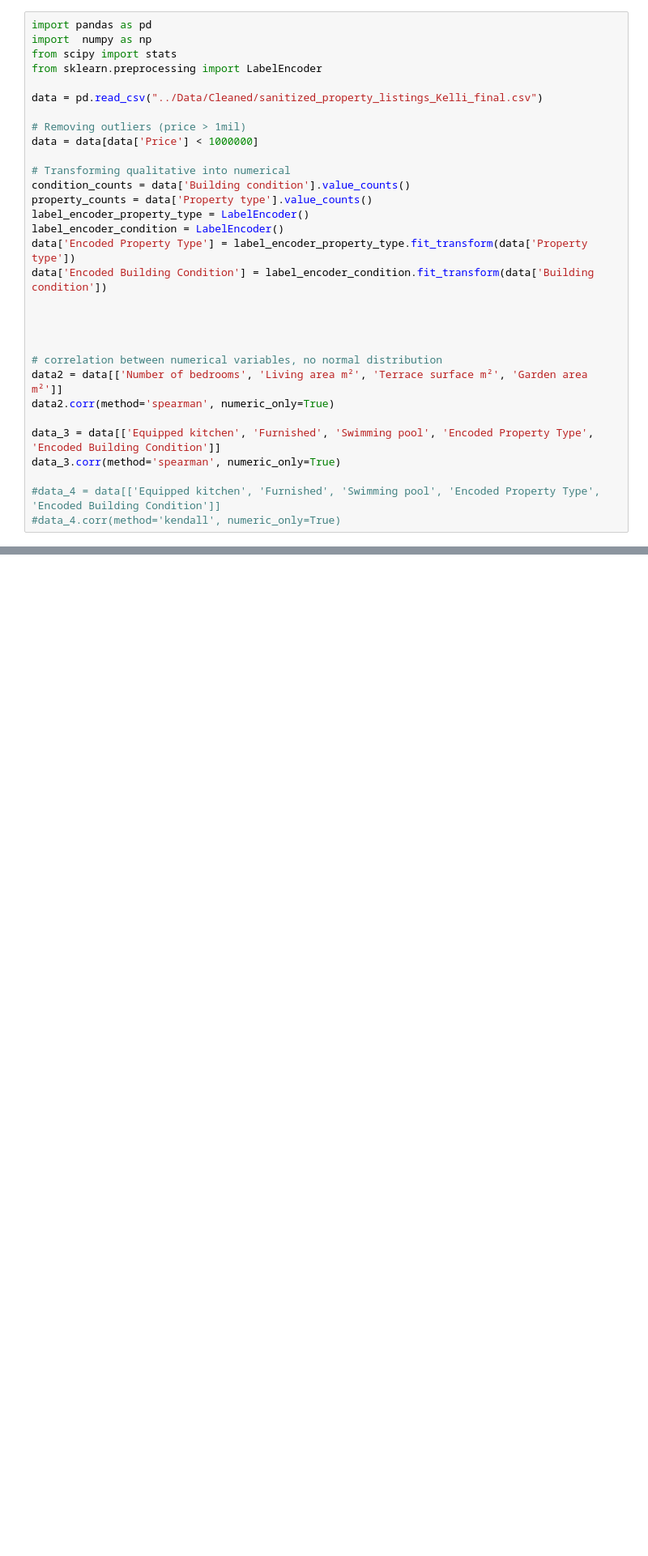
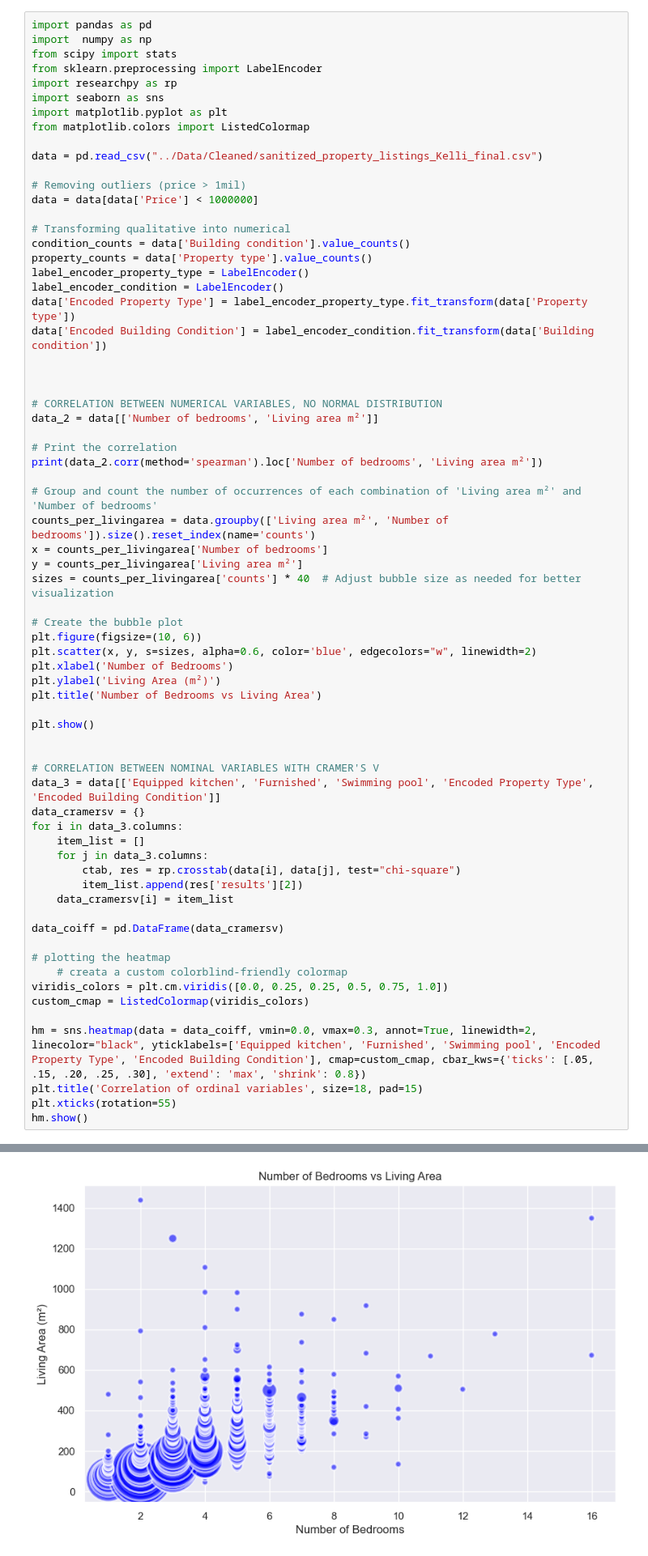
Before and after one commit to Kevin-Van-Hoorebeek/immoeliza_data_analysis, a Jupyter notebook: Analysis/maarten.ipynb, the cells around one changed output, grey strips where cells are left out. Shown at 81% size. Drawn from its saved outputs; the diff is of its cells as text; blank space fills up the shorter version.

Commit message:
plotting results

```diff
--- a/Analysis/maarten.ipynb
+++ b/Analysis/maarten.ipynb
@@ -3,6 +3,10 @@ import pandas as pd
 import  numpy as np
 from scipy import stats
 from sklearn.preprocessing import LabelEncoder
+import researchpy as rp
+import seaborn as sns
+import matplotlib.pyplot as plt
+from matplotlib.colors import ListedColormap
 
 data = pd.read_csv("../Data/Cleaned/sanitized_property_listings_Kelli_final.csv")
 
@@ -19,14 +23,47 @@ data['Encoded Building Condition'] = label_encoder_condition.fit_transform(data[
 
 
 
+# CORRELATION BETWEEN NUMERICAL VARIABLES, NO NORMAL DISTRIBUTION
+data_2 = data[['Number of bedrooms', 'Living area m²']]
 
-# correlation between numerical variables, no normal distribution
-data2 = data[['Number of bedrooms', 'Living area m²', 'Terrace surface m²', 'Garden area m²']]
-data2.corr(method='spearman', numeric_only=True)
+# Print the correlation
+print(data_2.corr(method='spearman').loc['Number of bedrooms', 'Living area m²'])
 
+# Group and count the number of occurrences of each combination of 'Living area m²' and 'Number of bedrooms'
+counts_per_livingarea = data.groupby(['Living area m²', 'Number of bedrooms']).size().reset_index(name='counts')
+x = counts_per_livingarea['Number of bedrooms']
+y = counts_per_livingarea['Living area m²']
+sizes = counts_per_livingarea['counts'] * 40  # Adjust bubble size as needed for better visualization
+
+# Create the bubble plot
+plt.figure(figsize=(10, 6))
+plt.scatter(x, y, s=sizes, alpha=0.6, color='blue', edgecolors="w", linewidth=2)
+plt.xlabel('Number of Bedrooms')
+plt.ylabel('Living Area (m²)')
+plt.title('Number of Bedrooms vs Living Area')
+
+plt.show()
+
+
+# CORRELATION BETWEEN NOMINAL VARIABLES WITH CRAMER'S V
 data_3 = data[['Equipped kitchen', 'Furnished', 'Swimming pool', 'Encoded Property Type', 'Encoded Building Condition']]
-data_3.corr(method='spearman', numeric_only=True)
+data_cramersv = {}
+for i in data_3.columns:
+    item_list = []
+    for j in data_3.columns:
+        ctab, res = rp.crosstab(data[i], data[j], test="chi-square")
+        item_list.append(res['results'][2])
+    data_cramersv[i] = item_list
 
-#data_4 = data[['Equipped kitchen', 'Furnished', 'Swimming pool', 'Encoded Property Type', 'Encoded Building Condition']]
-#data_4.corr(method='kendall', numeric_only=True)
+data_coiff = pd.DataFrame(data_cramersv)
+
+# plotting the heatmap
+    # creata a custom colorblind-friendly colormap
+viridis_colors = plt.cm.viridis([0.0, 0.25, 0.25, 0.5, 0.75, 1.0])
+custom_cmap = ListedColormap(viridis_colors)
+
+hm = sns.heatmap(data = data_coiff, vmin=0.0, vmax=0.3, annot=True, linewidth=2, linecolor="black", yticklabels=['Equipped kitchen', 'Furnished', 'Swimming pool', 'Encoded Property Type', 'Encoded Building Condition'], cmap=custom_cmap, cbar_kws={'ticks': [.05, .15, .20, .25, .30], 'extend': 'max', 'shrink': 0.8})
+plt.title('Correlation of ordinal variables', size=18, pad=15)
+plt.xticks(rotation=55)
+hm.show()
 # %% [output]
@@ -38,0 +71 @@ data_3.corr(method='spearman', numeric_only=True)
+[figure, added]
```
Also changed, not shown: parts of 1 cell of this notebook.
